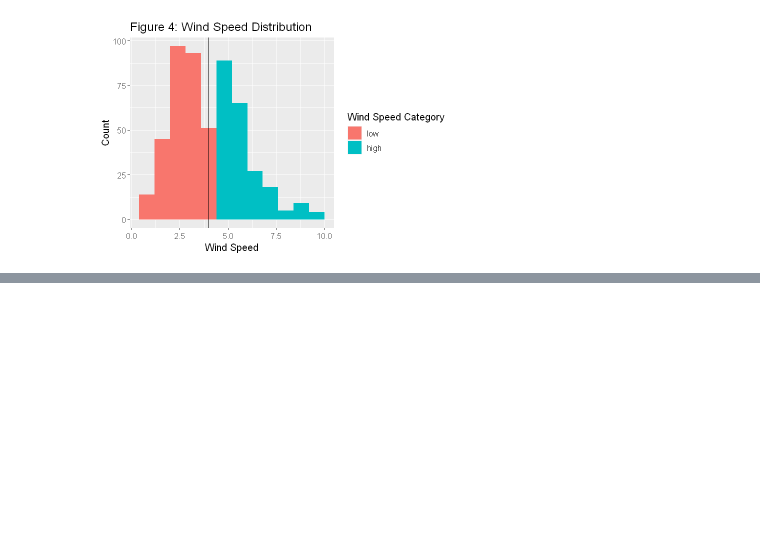
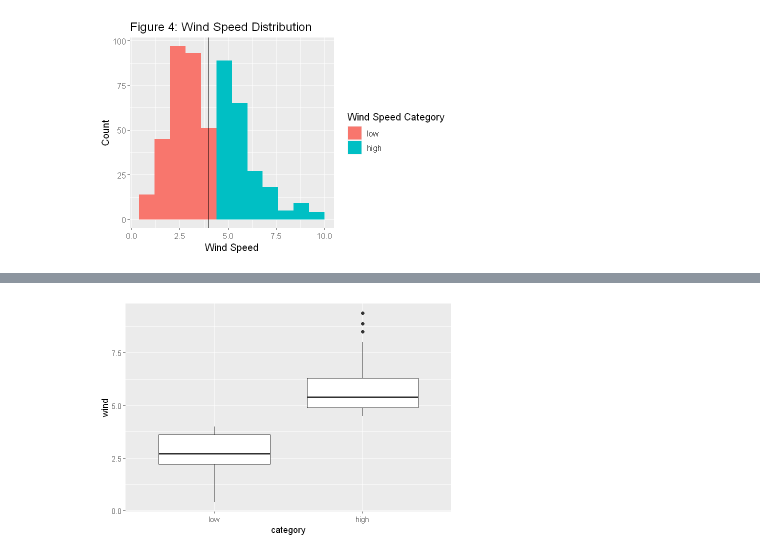
Before and after one commit to Mapleia/STAT_201_proj, a Jupyter notebook: src/Preliminary_Results.ipynb, the cells around one changed output, grey strips where cells are left out. Drawn from its saved outputs; the diff is of its cells as text; code cells hidden in the pictures; blank space fills up the shorter version.

Commit message:
add boxplot, moved prelim from other file

```diff
--- a/src/Preliminary_Results.ipynb
+++ b/src/Preliminary_Results.ipynb
@@ -139,0 +166,7 @@ wind_plot_categorized
+# %%
+box_plot <- forest_fires_data %>%
+  ggplot(aes(x = category, y = wind)) +
+  geom_boxplot()
+box_plot
+# %% [output]
+[figure, added]
```
Also changed, not shown: parts of 8 cells of this notebook, 2 other files.
